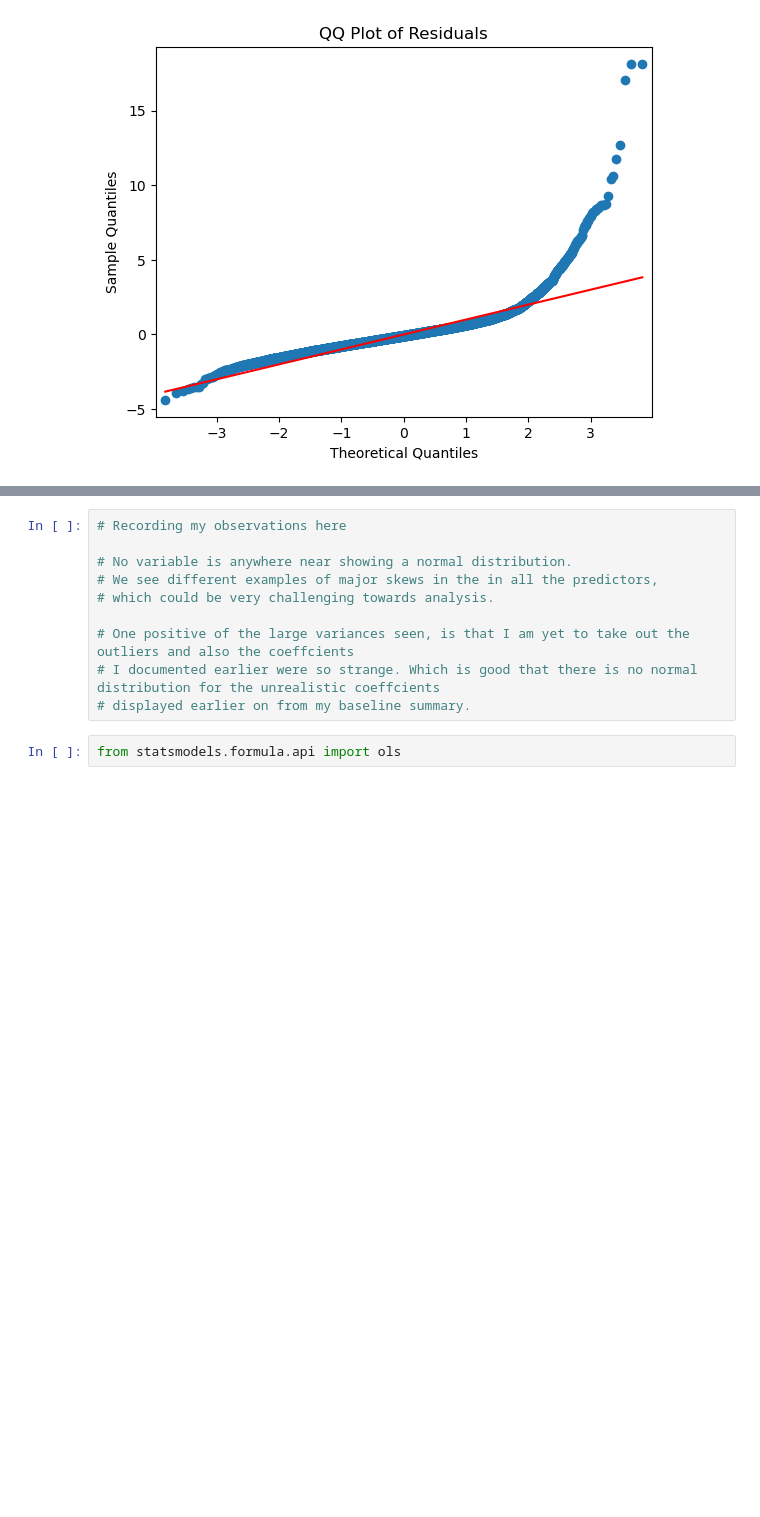
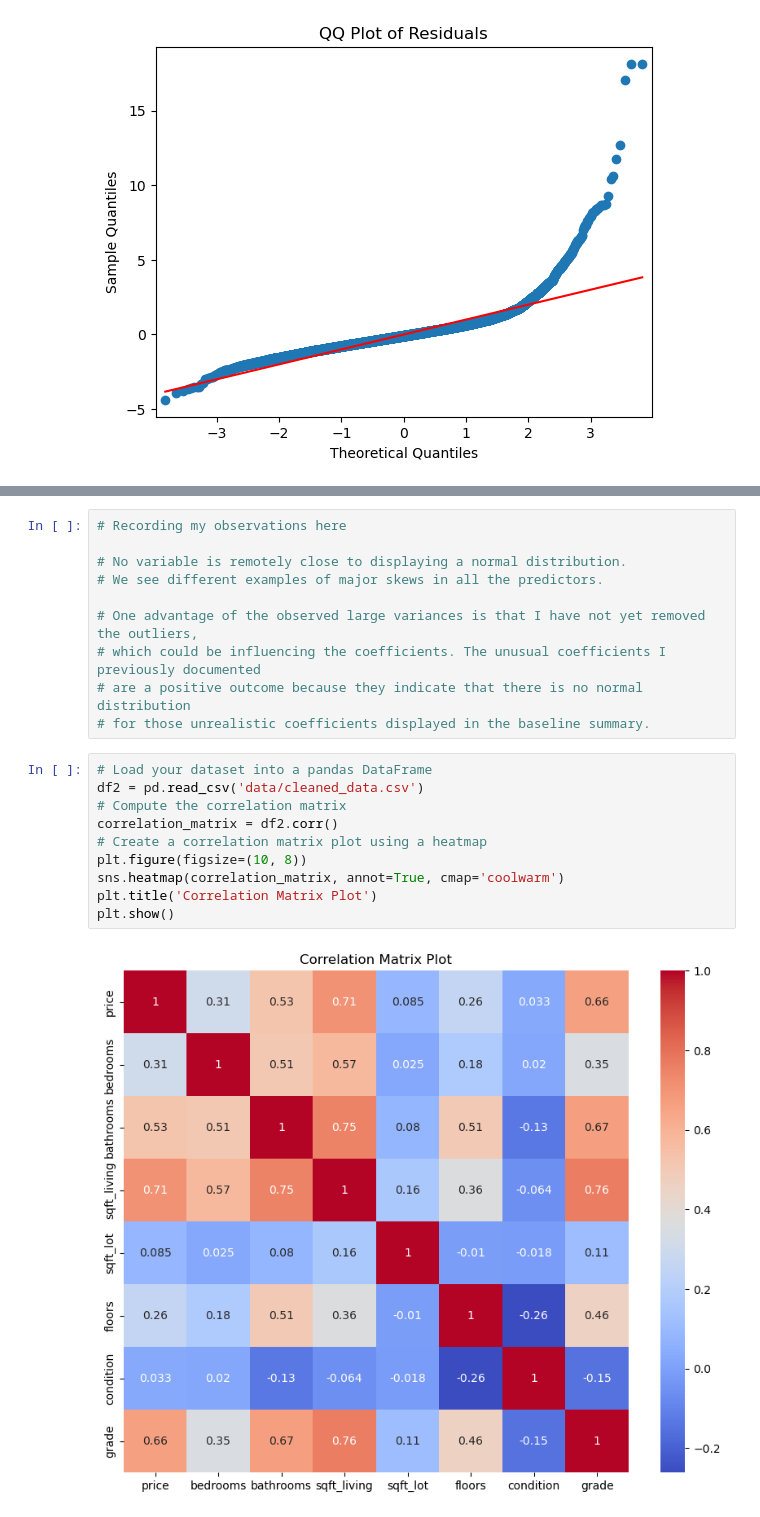
Before and after one commit to RyanKeats88/dsc-phase-2-project, a Jupyter notebook: student.ipynb, the cells around one changed output, grey strips where cells are left out. Cells and saved outputs as stored; diff of their text form; blank space fills up the shorter version.

```diff
--- a/student.ipynb
+++ b/student.ipynb
@@ -496,12 +498,22 @@ plt.show()
 # %%
 # Recording my observations here
 
-# No variable is anywhere near showing a normal distribution.
-# We see different examples of major skews in the in all the predictors,
-# which could be very challenging towards analysis.
+# No variable is remotely close to displaying a normal distribution.
+# We see different examples of major skews in all the predictors.
 
-# One positive of the large variances seen, is that I am yet to take out the outliers and also the coeffcients
-# I documented earlier were so strange. Which is good that there is no normal distribution for the unrealistic coeffcients
-# displayed earlier on from my baseline summary.
+# One advantage of the observed large variances is that I have not yet removed the outliers,
+# which could be influencing the coefficients. The unusual coefficients I previously documented
+# are a positive outcome because they indicate that there is no normal distribution
+# for those unrealistic coefficients displayed in the baseline summary.
-# %%
-from statsmodels.formula.api import ols
+# %%
+# Load your dataset into a pandas DataFrame
+df2 = pd.read_csv('data/cleaned_data.csv')
+# Compute the correlation matrix
+correlation_matrix = df2.corr()
+# Create a correlation matrix plot using a heatmap
+plt.figure(figsize=(10, 8))
+sns.heatmap(correlation_matrix, annot=True, cmap='coolwarm')
+plt.title('Correlation Matrix Plot')
+plt.show()
+# %% [output]
+[figure, added]
```
Also changed, not shown: parts of 17 cells of this notebook.
